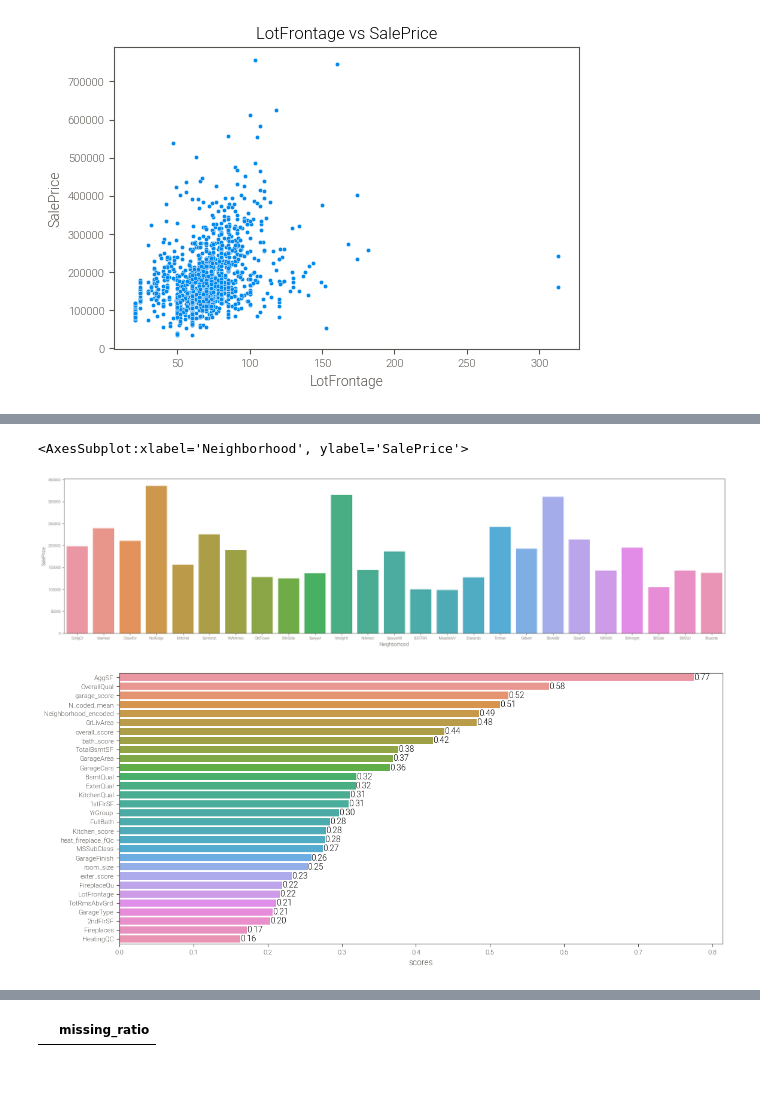
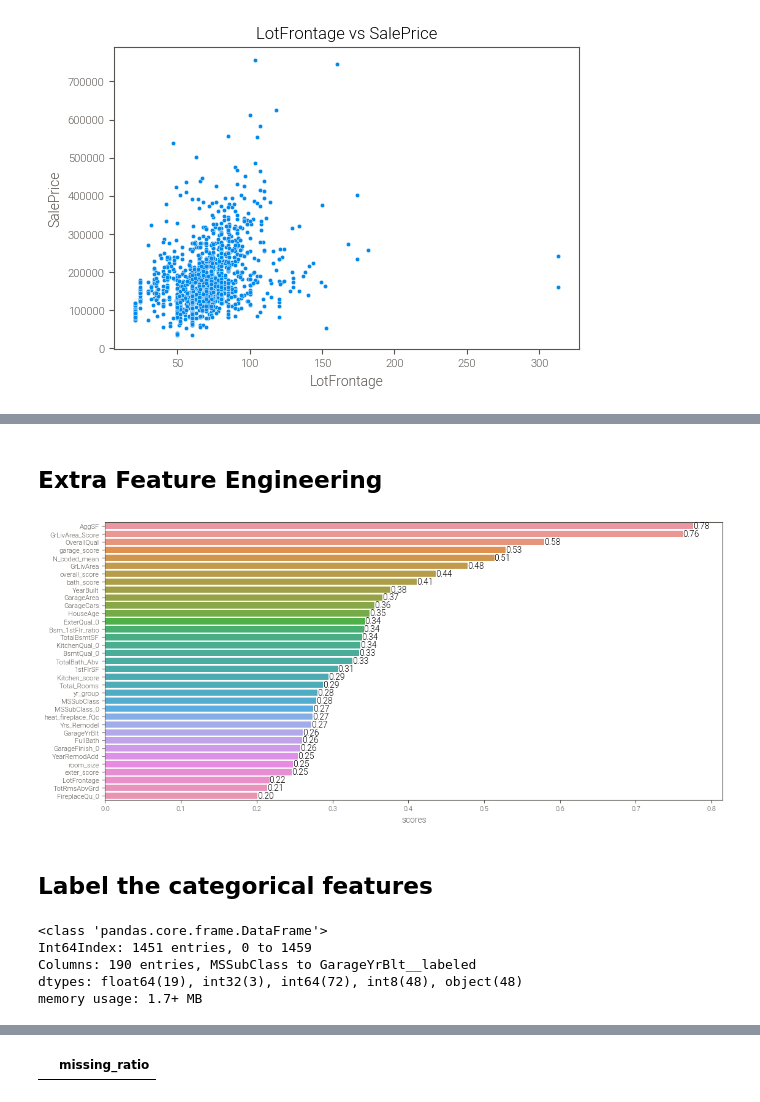
Before and after one commit to markjh2323/house_prices_project, a Jupyter notebook: house_price_prediction_project/house-prices-advanced-regression-techniques/data_cleaning-Copy1.ipynb, the cells around one changed output, grey strips where cells are left out. Saved outputs shown, nothing was run; the diff lists cells and outputs as text; code cells hidden in the pictures.

```diff
--- a/house_price_prediction_project/house-prices-advanced-regression-techniques/data_cleaning-Copy1.ipynb
+++ b/house_price_prediction_project/house-prices-advanced-regression-techniques/data_cleaning-Copy1.ipynb
@@ -1083,0 +1075,15 @@ ax.bar_label(ax.containers[0], fmt='%.2f');
+# %%
+#we copy our data to check for optimal number of clusters
+trial = df.copy()
+
+features = ['Yrs_Remodel', 'YearBuilt']
+X_scaled = trial.loc[:, features]
+X_scaled = (X_scaled - X_scaled.mean(axis=0)) / X_scaled.std(axis=0)
+
+s = []
+for n in range(2, 8):
+    kmeans = KMeans(n_clusters = n, random_state=0)
+    kmeans.fit(X_scaled)
+    s.append(silhouette_score(X_scaled, kmeans.labels_))
+
+plt.plot(range(2, 8), s, '-');
@@ -1083,0 +1129,18 @@ ax.bar_label(ax.containers[0], fmt='%.2f');
+# %%
+# We see that best silhouette score is obtained at n_clusters=3.
+def kmeans_yearblt(X, train_data):
+
+    #feature based on which clustering is done
+    features = ['Yrs_Remodel']
+
+    #kmeans
+    kmeans = KMeans(n_clusters = 3, random_state=0)
+    kmeans.fit(train_data[features])
+    X['remodel_group'] = kmeans.predict(X[features])
+
+    return X
+
+df = kmeans_yearblt(df, df)
+test = kmeans_yearblt(test, test)
+#plotting distribution
+sns.lmplot(x='Yrs_Remodel', y='SalePrice', hue='remodel_group', data=df, scatter_kws=dict(alpha=0.1));
@@ -1083,0 +1151,6 @@ ax.bar_label(ax.containers[0], fmt='%.2f');
+# %%
+df['veneer'] = df['MasVnrArea'].apply(lambda x: (0, 1)[x>0])
+
+test['veneer'] = test['MasVnrArea'].apply(lambda x: (0, 1)[x>0])
+
+sns.boxplot(x='veneer', y='SalePrice', data=df);
@@ -1199,3 +1297,7 @@ mean_enocde= {'Blueste': 166615.24067699368,
 'Veenker': 229067.0159910698}
 # %%
 df['N_coded_mean']= df['Neighborhood'].map(mean_enocde)
+
+test['N_coded_mean']= test['Neighborhood'].map(mean_enocde)
+
+df.drop("Neighborhood_encoded", axis=1, inplace=True)
@@ -1210,6 +1304,2 @@ sns.barplot(x='SalePrice',  y='Neighborhood', data=df, ax=ax2, ci=None)
-# %%
-fig = plt.subplots(figsize=(25,6))
-sns.barplot(x='Neighborhood',  y='SalePrice', data=df, ci=None)
-# %% [output]
-<AxesSubplot:xlabel='Neighborhood', ylabel='SalePrice'>
-[figure, removed]
+# %% [markdown]
+## Extra Feature Engineering
@@ -1216,14 +1363,14 @@ sns.barplot(x='Neighborhood',  y='SalePrice', data=df, ci=None)
 # %%
 new_train= df.drop(["SalePrice"], axis=1)
 
 num_col = new_train.select_dtypes(np.number).columns
 mi_score = mutual_info_regression(X=df[num_col], y=df['SalePrice'])
 df_mi_score = pd.Series(mi_score, index=num_col, name='scores')
 df_mi_score.sort_values(ascending=False, inplace=True)
 
 #plot
 fig,ax = plt.subplots(figsize=(13,6))
-sns.barplot(x=df_mi_score[:30], y=df_mi_score.index[:30], ax=ax)
+sns.barplot(x=df_mi_score[:35], y=df_mi_score.index[:35], ax=ax)
 ax.bar_label(ax.containers[0], fmt='%.2f');
 # %% [output]
-[figure, old version]
+[figure, new version]
@@ -1238,0 +1377,2 @@ df["GarageYrBlt"] = lab.fit_transform(df["GarageYrBlt"])
+# %% [markdown]
+## Label the categorical features
@@ -1239,2 +1403,10 @@ df["GarageYrBlt"] = lab.fit_transform(df["GarageYrBlt"])
 # %%
-final_df = df.copy()
+final_df= df.copy()
+final_test= test.copy()
+df.info()
+# %% [output]
+<class 'pandas.core.frame.DataFrame'>
+Int64Index: 1451 entries, 0 to 1459
+Columns: 190 entries, MSSubClass to GarageYrBlt__labeled
+dtypes: float64(19), int32(3), int64(72), int8(48), object(48)
+memory usage: 1.7+ MB
```
Also changed, not shown: parts of 199 cells of this notebook.
